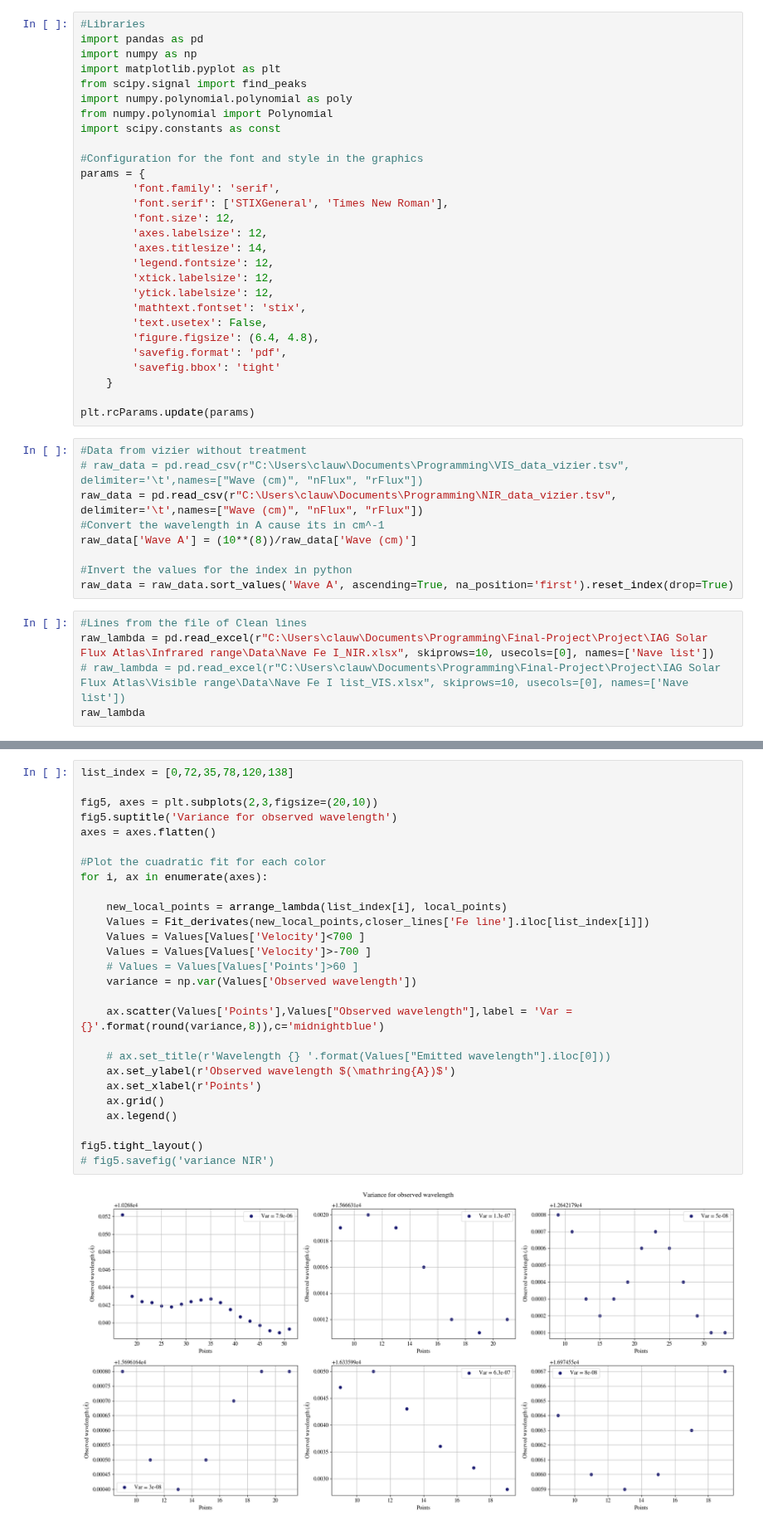
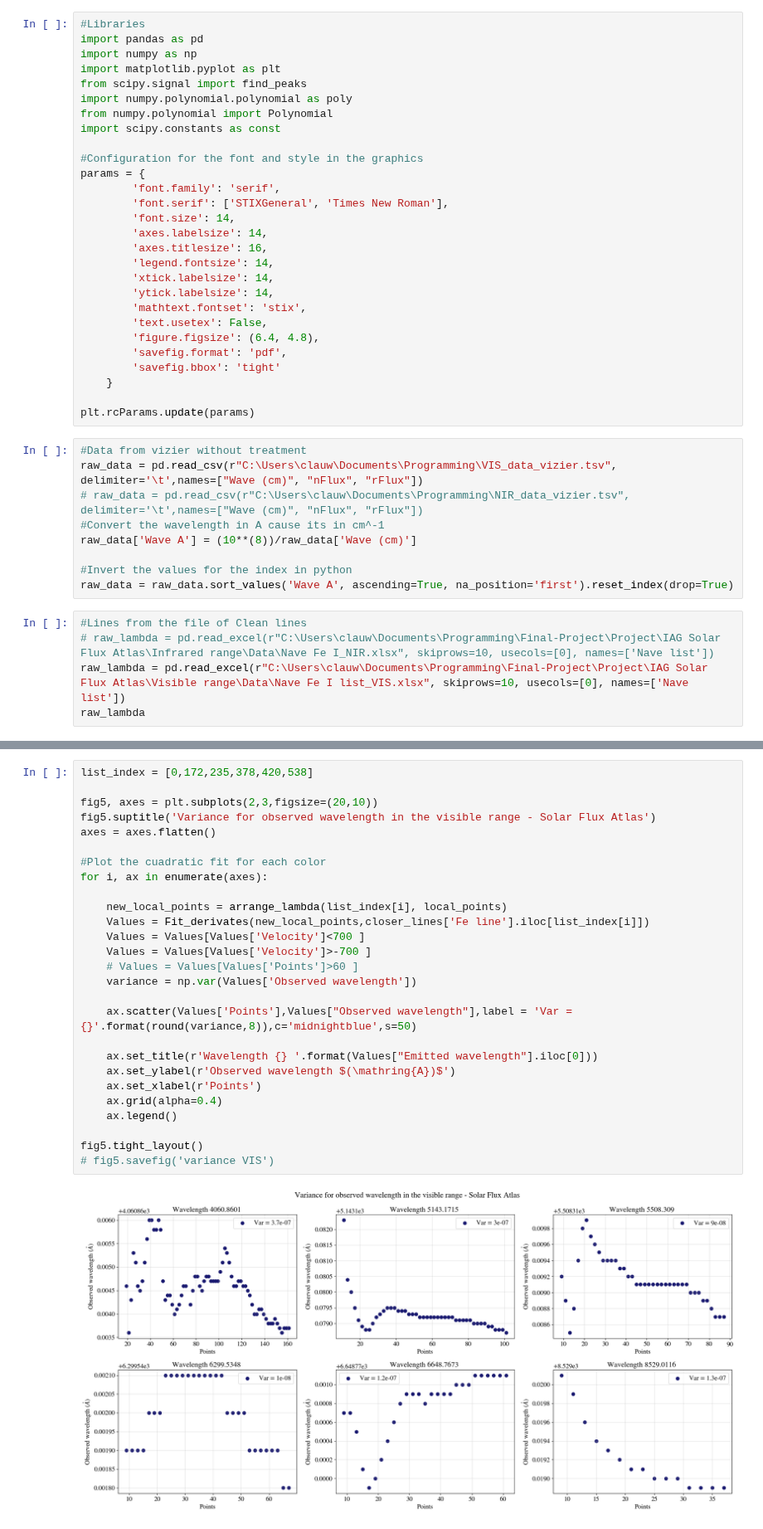
Before and after one commit to ccuellarn/Measurement-and-Characterization-of-Granulation-Patterns-in-the-IAG-Solar-Flux-Spectrum, a Jupyter notebook: Project/Characterization/Statistics/Statistical analysis.ipynb, the cells around one changed output, grey strips where cells are left out. Shown at 83% size. Drawn from its saved outputs; the diff is of its cells as text.

```diff
--- a/Project/Characterization/Statistics/Statistical analysis.ipynb
+++ b/Project/Characterization/Statistics/Statistical analysis.ipynb
@@ -12,12 +12,12 @@ import scipy.constants as const
 params = {
         'font.family': 'serif',
         'font.serif': ['STIXGeneral', 'Times New Roman'],
-        'font.size': 12,
-        'axes.labelsize': 12,
-        'axes.titlesize': 14,
-        'legend.fontsize': 12,
-        'xtick.labelsize': 12,
-        'ytick.labelsize': 12,
+        'font.size': 14,
+        'axes.labelsize': 14,
+        'axes.titlesize': 16,
+        'legend.fontsize': 14,
+        'xtick.labelsize': 14,
+        'ytick.labelsize': 14,
         'mathtext.fontset': 'stix',
         'text.usetex': False,
         'figure.figsize': (6.4, 4.8),
@@ -28,8 +28,8 @@ params = {
 plt.rcParams.update(params)
 # %%
 #Data from vizier without treatment
-# raw_data = pd.read_csv(r"C:\Users\clauw\Documents\Programming\VIS_data_vizier.tsv", delimiter='\t',names=["Wave (cm)", "nFlux", "rFlux"])
-raw_data = pd.read_csv(r"C:\Users\clauw\Documents\Programming\NIR_data_vizier.tsv", delimiter='\t',names=["Wave (cm)", "nFlux", "rFlux"])
+raw_data = pd.read_csv(r"C:\Users\clauw\Documents\Programming\VIS_data_vizier.tsv", delimiter='\t',names=["Wave (cm)", "nFlux", "rFlux"])
+# raw_data = pd.read_csv(r"C:\Users\clauw\Documents\Programming\NIR_data_vizier.tsv", delimiter='\t',names=["Wave (cm)", "nFlux", "rFlux"])
 #Convert the wavelength in A cause its in cm^-1
 raw_data['Wave A'] = (10**(8))/raw_data['Wave (cm)']
 
@@ -37,8 +37,8 @@ raw_data['Wave A'] = (10**(8))/raw_data['Wave (cm)']
 raw_data = raw_data.sort_values('Wave A', ascending=True, na_position='first').reset_index(drop=True)
 # %%
 #Lines from the file of Clean lines
-raw_lambda = pd.read_excel(r"C:\Users\clauw\Documents\Programming\Final-Project\Project\IAG Solar Flux Atlas\Infrared range\Data\Nave Fe I_NIR.xlsx", skiprows=10, usecols=[0], names=['Nave list'])
-# raw_lambda = pd.read_excel(r"C:\Users\clauw\Documents\Programming\Final-Project\Project\IAG Solar Flux Atlas\Visible range\Data\Nave Fe I list_VIS.xlsx", skiprows=10, usecols=[0], names=['Nave list'])
+# raw_lambda = pd.read_excel(r"C:\Users\clauw\Documents\Programming\Final-Project\Project\IAG Solar Flux Atlas\Infrared range\Data\Nave Fe I_NIR.xlsx", skiprows=10, usecols=[0], names=['Nave list'])
+raw_lambda = pd.read_excel(r"C:\Users\clauw\Documents\Programming\Final-Project\Project\IAG Solar Flux Atlas\Visible range\Data\Nave Fe I list_VIS.xlsx", skiprows=10, usecols=[0], names=['Nave list'])
 raw_lambda
 # %% [output]
 |  | Nave list |
@@ -171,31 +171,31 @@ def Fit_derivates(local_points,wave):
 
 # Values = Fit_derivates(new_local_points,closer_lines['Fe line'].iloc[0])
 # %%
-list_index = [0,72,35,78,120,138]
+list_index = [0,172,235,378,420,538]
 
 fig5, axes = plt.subplots(2,3,figsize=(20,10))
-fig5.suptitle('Variance for observed wavelength')
+fig5.suptitle('Variance for observed wavelength in the visible range - Solar Flux Atlas')
 axes = axes.flatten()
 
 #Plot the cuadratic fit for each color
 for i, ax in enumerate(axes):
 
     new_local_points = arrange_lambda(list_index[i], local_points)
     Values = Fit_derivates(new_local_points,closer_lines['Fe line'].iloc[list_index[i]])
     Values = Values[Values['Velocity']<700 ]
     Values = Values[Values['Velocity']>-700 ]
     # Values = Values[Values['Points']>60 ]
     variance = np.var(Values['Observed wavelength'])
 
-    ax.scatter(Values['Points'],Values["Observed wavelength"],label = 'Var = {}'.format(round(variance,8)),c='midnightblue')
+    ax.scatter(Values['Points'],Values["Observed wavelength"],label = 'Var = {}'.format(round(variance,8)),c='midnightblue',s=50)
 
-    # ax.set_title(r'Wavelength {} '.format(Values["Emitted wavelength"].iloc[0]))
+    ax.set_title(r'Wavelength {} '.format(Values["Emitted wavelength"].iloc[0]))
     ax.set_ylabel(r'Observed wavelength $(\mathring{A})$')
     ax.set_xlabel(r'Points')
-    ax.grid()
+    ax.grid(alpha=0.4)
     ax.legend()
 
 fig5.tight_layout()
-# fig5.savefig('variance NIR')
+# fig5.savefig('variance VIS')
 # %% [output]
-[figure, old version]
+[figure, new version]
```
Also changed, not shown: parts of 1 cell of this notebook, 33 other files.
